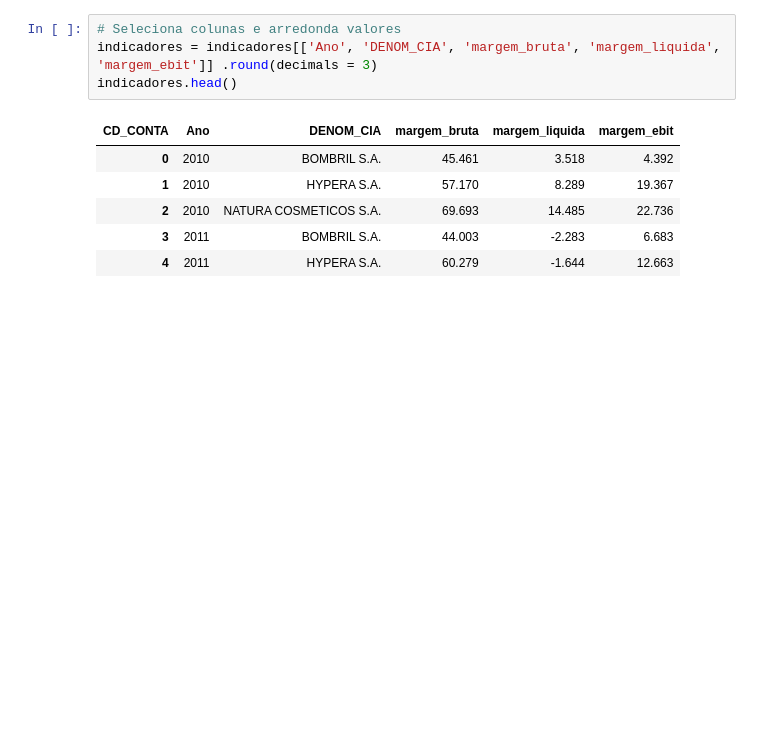
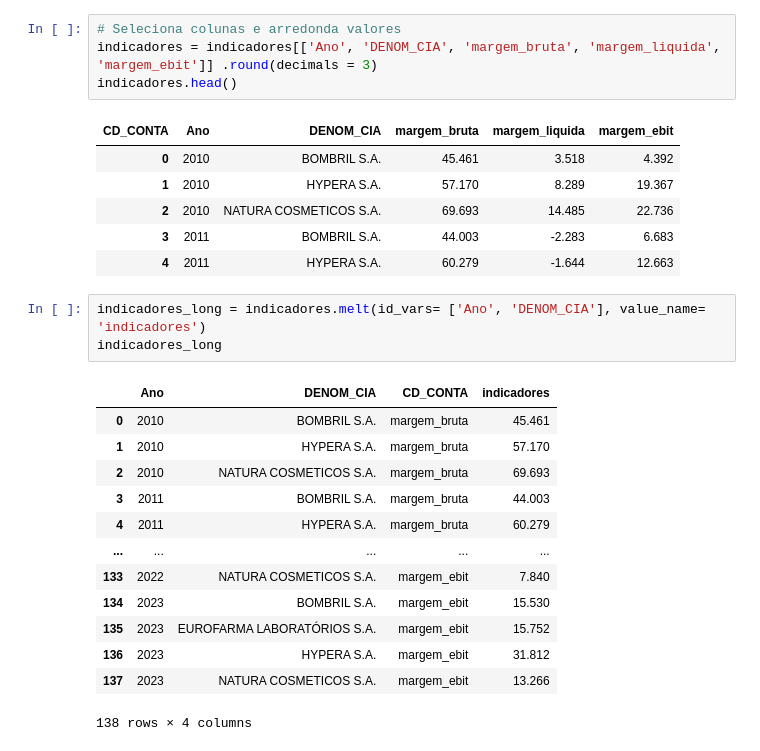
Before and after one commit to furlancad/PythonFinancas, a Jupyter notebook: Analise_Fundamentalista_Dados_CVM.ipynb, the cells around one changed output. Cells and saved outputs as stored; diff of their text form; blank space fills up the shorter version.

```diff
--- a/Analise_Fundamentalista_Dados_CVM.ipynb
+++ b/Analise_Fundamentalista_Dados_CVM.ipynb
@@ -152,3 +152,20 @@ indicadores.head()
 | 2 | 2010 | NATURA COSMETICOS S.A. | 69.693 | 14.485 | 22.736 |
 | 3 | 2011 | BOMBRIL S.A. | 44.003 | -2.283 | 6.683 |
 | 4 | 2011 | HYPERA S.A. | 60.279 | -1.644 | 12.663 |
+# %%
+indicadores_long = indicadores.melt(id_vars= ['Ano', 'DENOM_CIA'], value_name= 'indicadores')
+indicadores_long
+# %% [output]
+|  | Ano | DENOM_CIA | CD_CONTA | indicadores |
+| 0 | 2010 | BOMBRIL S.A. | margem_bruta | 45.461 |
+| 1 | 2010 | HYPERA S.A. | margem_bruta | 57.170 |
+| 2 | 2010 | NATURA COSMETICOS S.A. | margem_bruta | 69.693 |
+| 3 | 2011 | BOMBRIL S.A. | margem_bruta | 44.003 |
+| 4 | 2011 | HYPERA S.A. | margem_bruta | 60.279 |
+| ... | ... | ... | ... | ... |
+| 133 | 2022 | NATURA COSMETICOS S.A. | margem_ebit | 7.840 |
+| 134 | 2023 | BOMBRIL S.A. | margem_ebit | 15.530 |
+| 135 | 2023 | EUROFARMA LABORATÓRIOS S.A. | margem_ebit | 15.752 |
+| 136 | 2023 | HYPERA S.A. | margem_ebit | 31.812 |
+| 137 | 2023 | NATURA COSMETICOS S.A. | margem_ebit | 13.266 |
+138 rows × 4 columns
```
